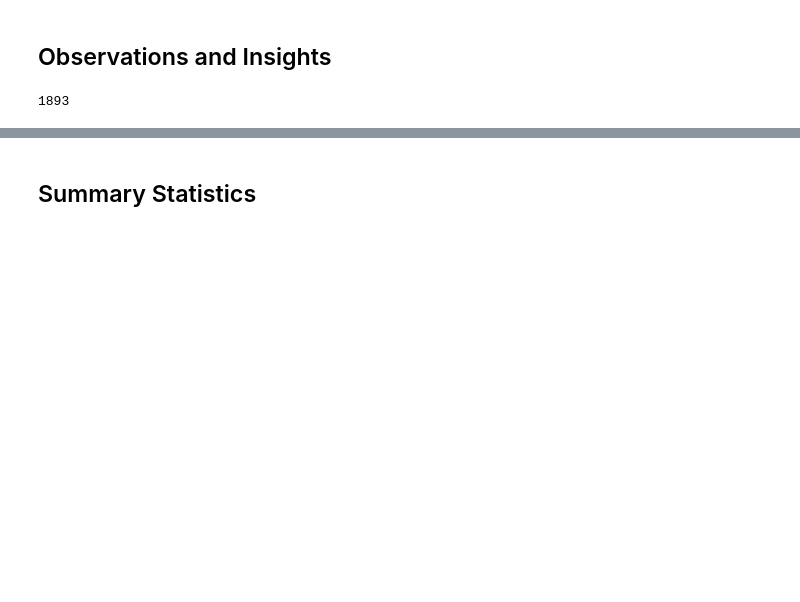
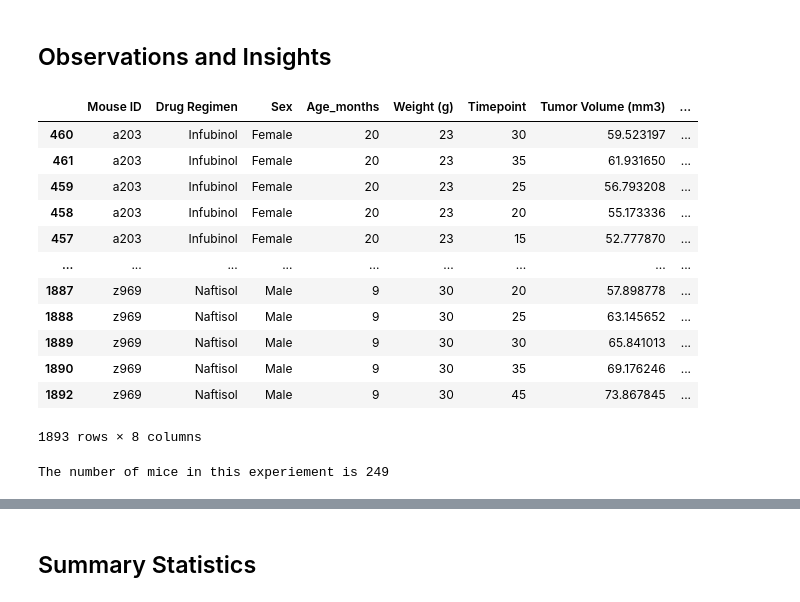
Before and after one commit to coreymcculley/matplotlib-challange, a Jupyter notebook: Pymaceuticals/HW05_Matplotlib_CAM.ipynb, the cells around one changed output, grey strips where cells are left out. Drawn from its saved outputs; the diff is of its cells as text; code cells hidden in the pictures; blank space fills up the shorter version.

```diff
--- a/Pymaceuticals/HW05_Matplotlib_CAM.ipynb
+++ b/Pymaceuticals/HW05_Matplotlib_CAM.ipynb
@@ -3,19 +3,33 @@
 # %%
 # Dependencies and Setup
 import matplotlib.pyplot as plt
 import pandas as pd
 import scipy.stats as st
 
 # Study data files
 mouse_metadata_path = "data/Mouse_metadata.csv"
 study_results_path = "data/Study_results.csv"
 
 # Read the mouse data and the study results
 mouse_metadata = pd.read_csv(mouse_metadata_path)
 study_results = pd.read_csv(study_results_path)
-len(study_results)
+
 # Combine the data into a single dataset
-
+mouse_df=pd.merge(mouse_metadata,study_results,on = "Mouse ID")
 # Display the data table for preview
+mouse_df.sort_values("Mouse ID", inplace = True)
+mouse_df#.head()
 # %% [output]
+|  | Mouse ID | Drug Regimen | Sex | Age_months | Weight (g) | Timepoint | Tumor Volume (mm3) | ... |
+| 460 | a203 | Infubinol | Female | 20 | 23 | 30 | 59.523197 | ... |
+| 461 | a203 | Infubinol | Female | 20 | 23 | 35 | 61.931650 | ... |
+| 459 | a203 | Infubinol | Female | 20 | 23 | 25 | 56.793208 | ... |
+| 458 | a203 | Infubinol | Female | 20 | 23 | 20 | 55.173336 | ... |
+| 457 | a203 | Infubinol | Female | 20 | 23 | 15 | 52.777870 | ... |
+| ... | ... | ... | ... | ... | ... | ... | ... | ... |
+| 1887 | z969 | Naftisol | Male | 9 | 30 | 20 | 57.898778 | ... |
+| 1888 | z969 | Naftisol | Male | 9 | 30 | 25 | 63.145652 | ... |
+| 1889 | z969 | Naftisol | Male | 9 | 30 | 30 | 65.841013 | ... |
+| 1890 | z969 | Naftisol | Male | 9 | 30 | 35 | 69.176246 | ... |
+| 1892 | z969 | Naftisol | Male | 9 | 30 | 45 | 73.867845 | ... |
-1893
+1893 rows × 8 columns
@@ -24,2 +36,12 @@ len(study_results)
+# %%
+## Checking the number of mice.
+## Also looking at the number of values in each column and investigating for null values
+#mouse_df.isnull().any()
+#mouse_df.dtypes
+count = mouse_df.groupby(by = "Mouse ID")
+mouse_num = len(count)
+print("The number of mice in this experiement is " + str(mouse_num))
+# %% [output]
+The number of mice in this experiement is 249
 # %%
 # Getting the duplicate mice by ID number that shows up for Mouse ID and Timepoint.
```
Also changed, not shown: parts of 8 cells of this notebook.
